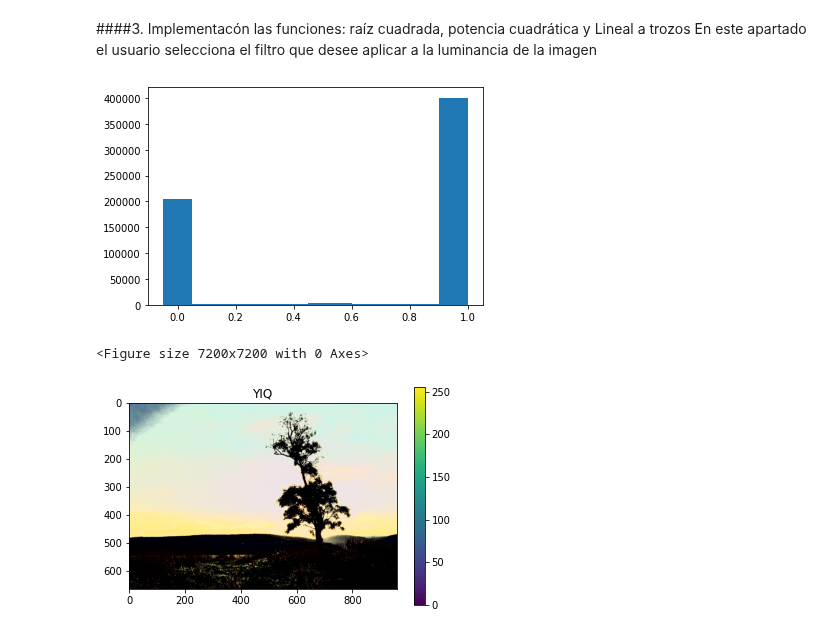
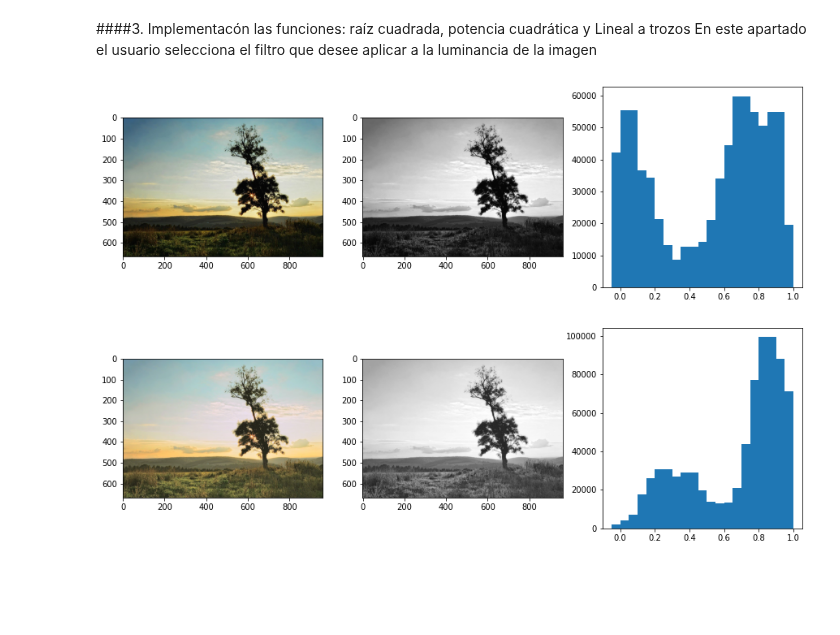
Before and after one commit to RonnyGuevara/COLAB, a Jupyter notebook: TP4/Práctica_4_PDI.ipynb, the cells around one changed output. Drawn from its saved outputs; the diff is of its cells as text; code cells hidden in the pictures; blank space fills up the shorter version.

```diff
--- a/TP4/Práctica_4_PDI.ipynb
+++ b/TP4/Práctica_4_PDI.ipynb
@@ -283,29 +283,54 @@ En este apartado el usuario selecciona el filtro que desee aplicar a la luminanc
 # %%
 #@title Seleccione el filtro { run: "auto" }
 
-Filter = 'Lineal' #@param ["Square", "Sqrt","Lineal"]
-Ymin = 0.3 #@param {type:"slider", min:0, max:1, step:0.1}
-Ymax = 0.5 #@param {type:"slider", min:0, max:1, step:0.1}
-
+Filter = 'Sqrt' #@param ["Square", "Sqrt","Lineal"]
+Ymin = 0.4 #@param {type:"slider", min:0, max:1, step:0.1}
+Ymax = 0.9 #@param {type:"slider", min:0, max:1, step:0.1}
+hist, bins=histogram_y(y, Bins1)
 if Filter == 'Square':
   y, i, q=correction_y_squre(work_image)
-  hist, bins=histogram_y(y, Bins)
-  plt.bar(bins,hist, width=0.1)
+  hist, bins=histogram_y(y, Bins1)
   image = image_YIQ2RGB(y, i, q)
-  plot2_image(image,'YIQ')
+  fig, axes = plt.subplots(2, 3)
+  fig.set_size_inches(15,10)
+  axes[0,0].imshow(work_image)
+  axes[0,1].imshow(y2, "gray" )
+  hist, bins = histogram_y(y2,Bins1)
+  axes[0,2].bar(bins,hist, width=0.1)
+  image=image_YIQ2RGB(y, i, q)
+  axes[1,0].imshow(image)
+  axes[1,1].imshow(y, "gray" )
+  hist, bins = histogram_y(y,Bins1)
+  axes[1,2].bar(bins,hist, width=0.1)
 elif Filter == 'Sqrt':
   y, i, q=correction_y_root(work_image)
-  hist, bins=histogram_y(y, Bins)
-  plt.bar(bins,hist, width=0.1)
+  hist, bins=histogram_y(y, Bins1)
   image = image_YIQ2RGB(y, i, q)
-  plot2_image(image,'YIQ')
+  fig, axes = plt.subplots(2, 3)
+  fig.set_size_inches(15,10)
+  axes[0,0].imshow(work_image)
+  axes[0,1].imshow(y2, "gray" )
+  hist, bins = histogram_y(y2,Bins1)
+  axes[0,2].bar(bins,hist, width=0.1)
+  image=image_YIQ2RGB(y, i, q)
+  axes[1,0].imshow(image)
+  axes[1,1].imshow(y, "gray" )
+  hist, bins = histogram_y(y,Bins1)
+  axes[1,2].bar(bins,hist, width=0.1)
 elif Filter == 'Lineal':
   y, i, q=correction_y_lineal(work_image, Ymax, Ymin)
-  hist, bins=histogram_y(y, Bins)
-  plt.bar(bins,hist, width=0.1)
+  hist, bins=histogram_y(y, Bins1)
   image = image_YIQ2RGB(y, i, q)
-  plot2_image(image,'YIQ')
+  fig, axes = plt.subplots(2, 3)
+  fig.set_size_inches(15,10)
+  axes[0,0].imshow(work_image)
+  axes[0,1].imshow(y2, "gray" )
+  hist, bins = histogram_y(y2,Bins1)
+  axes[0,2].bar(bins,hist, width=0.1)
+  image=image_YIQ2RGB(y, i, q)
+  axes[1,0].imshow(image)
+  axes[1,1].imshow(y, "gray" )
+  hist, bins = histogram_y(y,Bins1)
+  axes[1,2].bar(bins,hist, width=0.1)
 # %% [output]
-[figure, old version]
+[figure, new version]
-<Figure size 7200x7200 with 0 Axes>
-[figure, removed]
```
Also changed, not shown: parts of 6 cells of this notebook.
